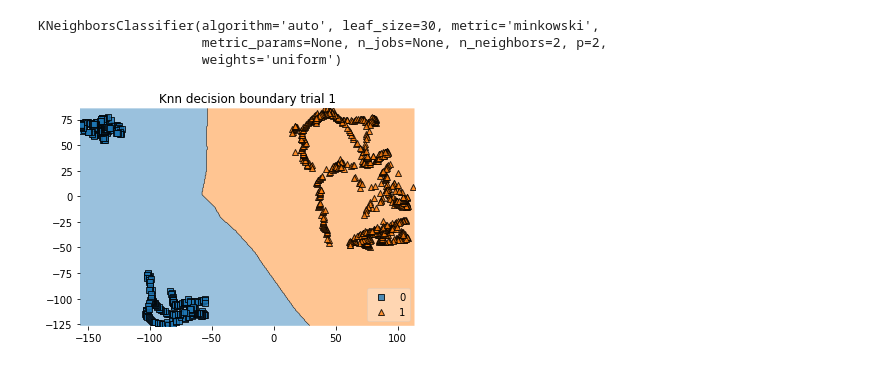
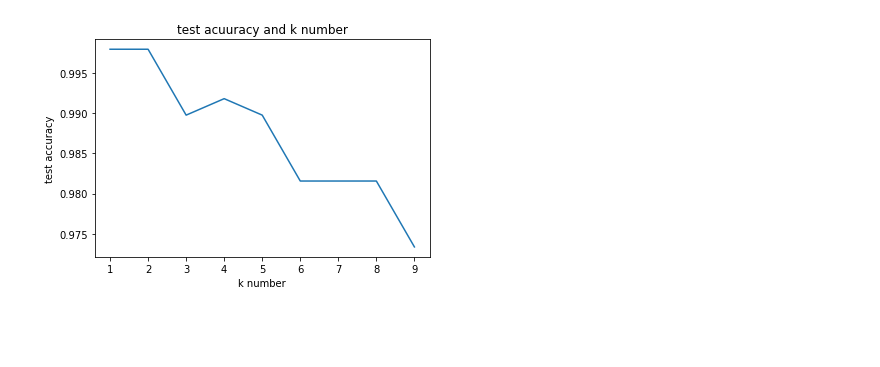
Before and after one commit to LeoGao1/COGS118B_Final_Project, a Jupyter notebook: notebooks/knnwithsklearn.ipynb, the cells around one changed output. Cells and saved outputs as stored; diff of their text form; code cells hidden in the pictures; blank space fills up the shorter version.

```diff
--- a/notebooks/knnwithsklearn.ipynb
+++ b/notebooks/knnwithsklearn.ipynb
@@ -34,6 +34,31 @@ def getdata(trailnum):
     x_test = flat_and_standard_x(x_test_temp)
 
     return x_train, y_train, x_test, y_test
+# %%
+# randomly pick a dataset for testing best k number
+x_train1,y_train1,x_test1,y_test1 = getdata('5')
+
+# create empty acc_test array to store acc
+acc_test = []
+
+# try k from 1 to 10
+for i in range(1,10):
+    knn = KNeighborsClassifier(n_neighbors=i)
+    knn.fit(x_train1,y_train1)
+    pred = knn.predict(x_test1)
+    acc = metrics.accuracy_score(pred, y_test1)
+    acc_test.append(acc)
+
+acc_test_np = np.array(acc_test)
+
+# plot visualization
+plt.plot(range(1,10),acc_test_np)
+plt.ylabel("test accuracy")
+plt.xlabel("k number")
+plt.title("test acuuracy and k number")
+plt.show()
+# %% [output]
+[figure, added]
 # %%
 # run knn with sklearn with input data
 def knnwithsklearn(x_train,y_train,x_test,y_test):
@@ -80,9 +105,2 @@ def knnwithsk_pca(x_train,y_train,x_test,y_test):
 
     return y_train_predict, y_predict
-# %%
-knn = KNeighborsClassifier(n_neighbors=2)
-knn.fit(x_train, y_train1)
-# %% [output]
-KNeighborsClassifier(algorithm='auto', leaf_size=30, metric='minkowski',
-                     metric_params=None, n_jobs=None, n_neighbors=2, p=2,
-                     weights='uniform')
@@ -93,10 +107,2 @@ x_test = PCA_transform(vecs,x_test1)
-# %%
-plot_decision_regions(x_train,y_train1,clf = knn,
-                      legend = 4)
-plt.title('Knn decision boundary trial 1')
-
-plt.show()
-# %% [output]
-[figure, removed]
 # %%
 x_train1,y_train1,x_test1,y_test1 = getdata('1')
```
Also changed, not shown: parts of 10 cells of this notebook.
